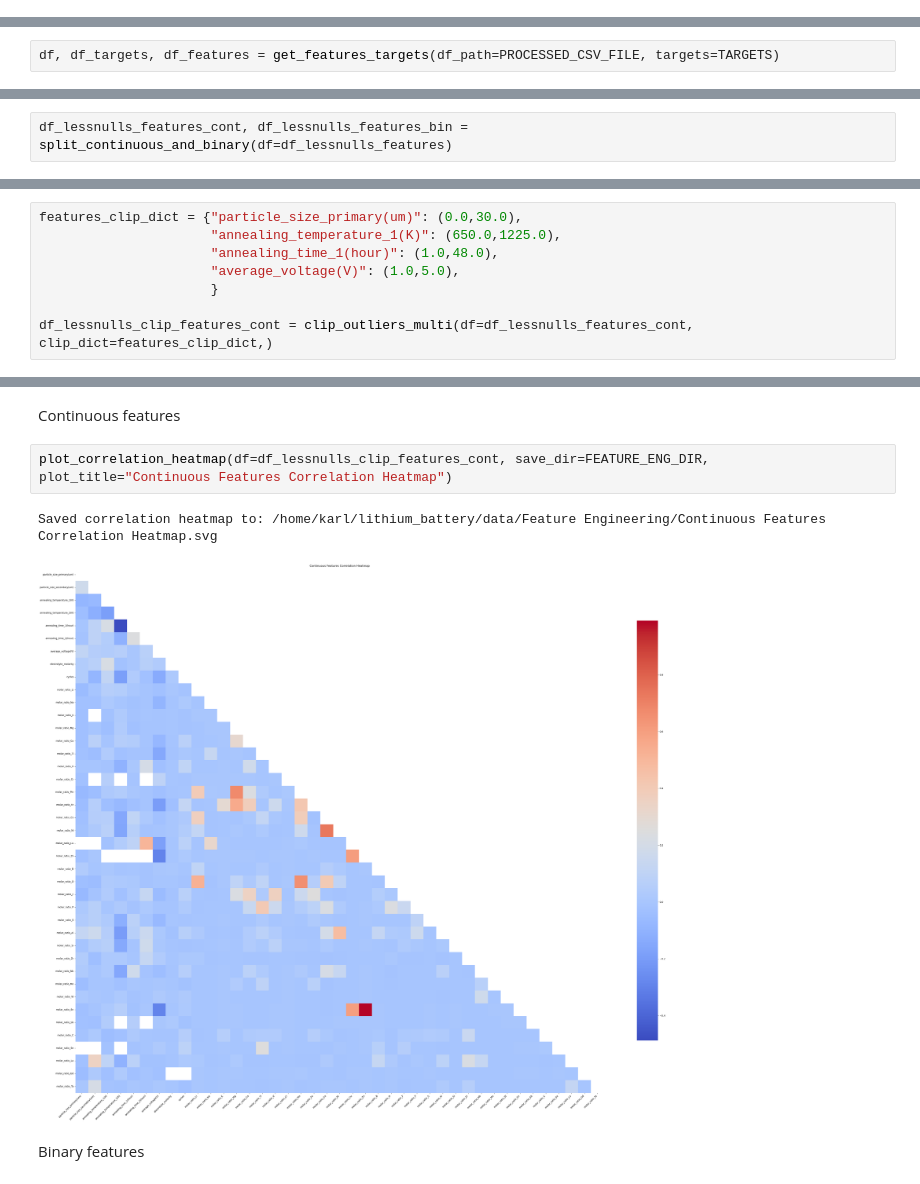
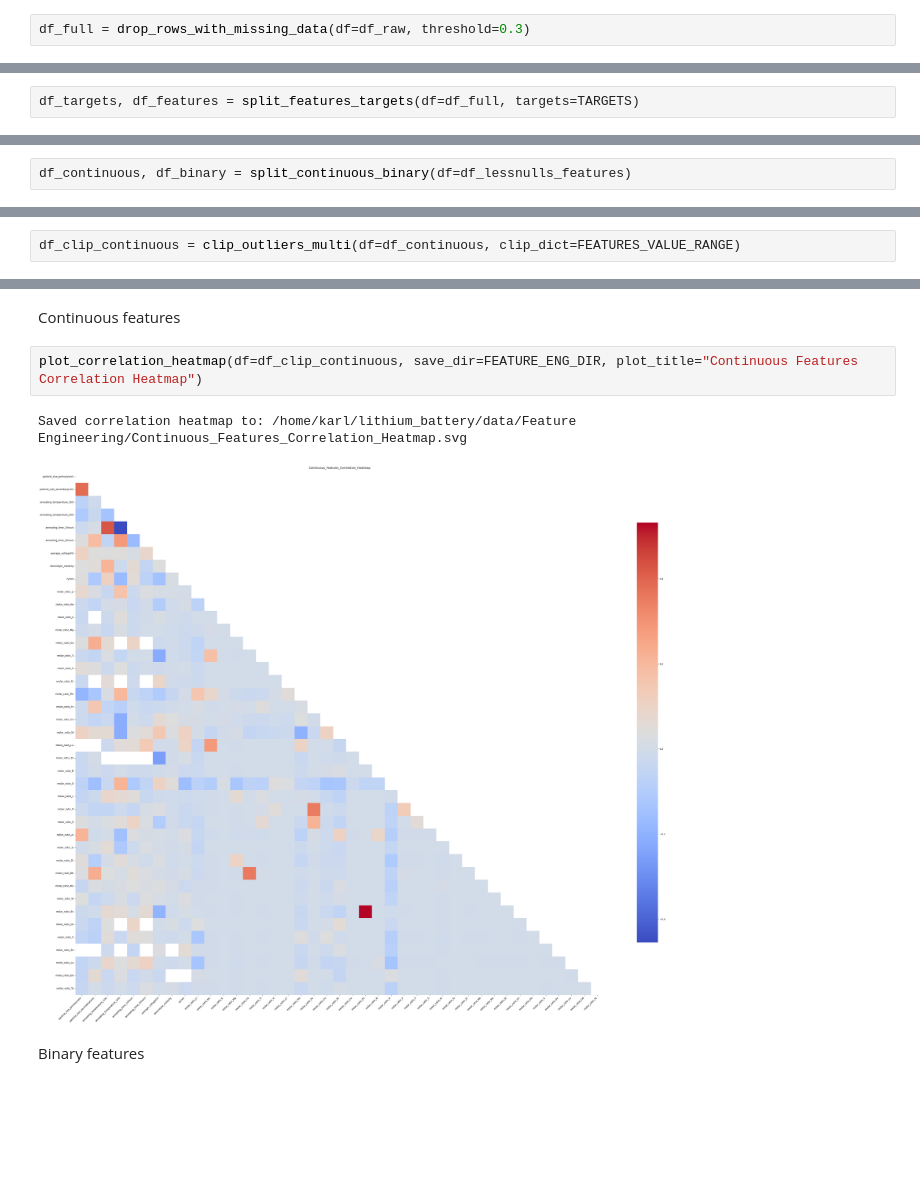
Before and after one commit to DrAg0n-BoRn/Lithium_Battery_Optimization, a Jupyter notebook: 2_feature_engineering.ipynb, the cells around one changed output, grey strips where cells are left out. Drawn from its saved outputs; the diff is of its cells as text; blank space fills up the shorter version.

```diff
--- a/2_feature_engineering.ipynb
+++ b/2_feature_engineering.ipynb
@@ -13,0 +54,2 @@ from ml_tools.data_exploration import get_features_targets, summarize_dataframe,
+# %%
+df_full = drop_rows_with_missing_data(df=df_raw, threshold=0.3)
@@ -16,3 +77,3 @@ from ml_tools.data_exploration import get_features_targets, summarize_dataframe,
 # %%
-df, df_targets, df_features = get_features_targets(df_path=PROCESSED_CSV_FILE, targets=TARGETS)
+df_targets, df_features = split_features_targets(df=df_full, targets=TARGETS)
 # %% [output]
@@ -99,6 +149,6 @@ average_voltage(V)                      80       6.56
 # %% [markdown]
 ## 4. Split features: Continuous - Binary
 # %%
-df_lessnulls_features_cont, df_lessnulls_features_bin = split_continuous_and_binary(df=df_lessnulls_features)
+df_continuous, df_binary = split_continuous_binary(df=df_lessnulls_features)
 # %% [output]
 Continuous columns shape: (1220, 41)
@@ -120,10 +183,4 @@ plot_value_distributions(df=df_targets, save_dir=FEATURE_ENG_DIR)
 # %% [markdown]
 Use maximum and minimum values to clip outliers
 # %%
-features_clip_dict = {"particle_size_primary(um)": (0.0,30.0),
-                      "annealing_temperature_1(K)": (650.0,1225.0),
-                      "annealing_time_1(hour)": (1.0,48.0),
-                      "average_voltage(V)": (1.0,5.0),
-                      }
-
-df_lessnulls_clip_features_cont = clip_outliers_multi(df=df_lessnulls_features_cont, clip_dict=features_clip_dict,)
+df_clip_continuous = clip_outliers_multi(df=df_continuous, clip_dict=FEATURES_VALUE_RANGE)
@@ -132,10 +224,10 @@ df_lessnulls_clip_features_cont = clip_outliers_multi(df=df_lessnulls_features_c
 # %% [markdown]
 Continuous features
 # %%
-plot_correlation_heatmap(df=df_lessnulls_clip_features_cont, save_dir=FEATURE_ENG_DIR, plot_title="Continuous Features Correlation Heatmap")
+plot_correlation_heatmap(df=df_clip_continuous, save_dir=FEATURE_ENG_DIR, plot_title="Continuous Features Correlation Heatmap")
 # %% [output]
-Saved correlation heatmap to: /home/karl/lithium_battery/data/Feature Engineering/Continuous Features Correlation Heatmap.svg
+Saved correlation heatmap to: /home/karl/lithium_battery/data/Feature Engineering/Continuous_Features_Correlation_Heatmap.svg
-[figure, old version]
+[figure, new version]
 # %% [markdown]
 Binary features
 # %%
```
Also changed, not shown: parts of 40 cells of this notebook.
